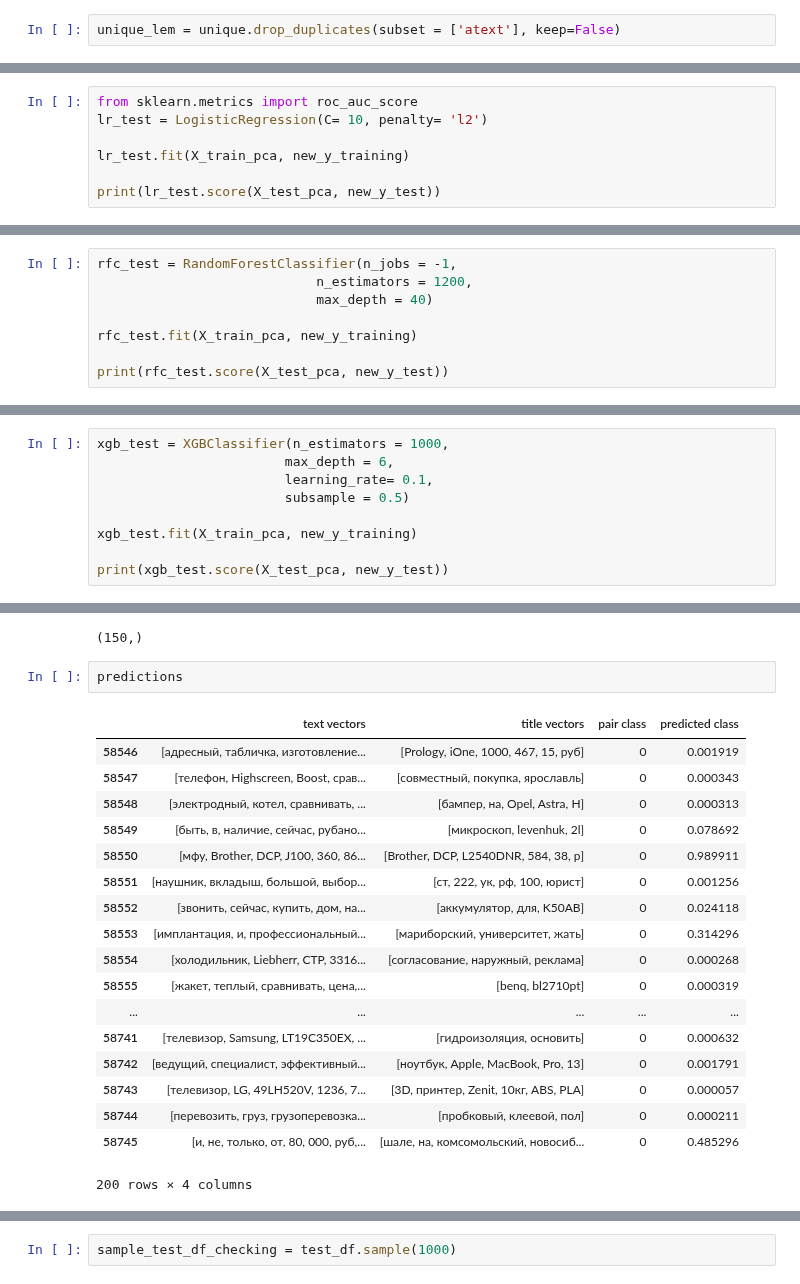
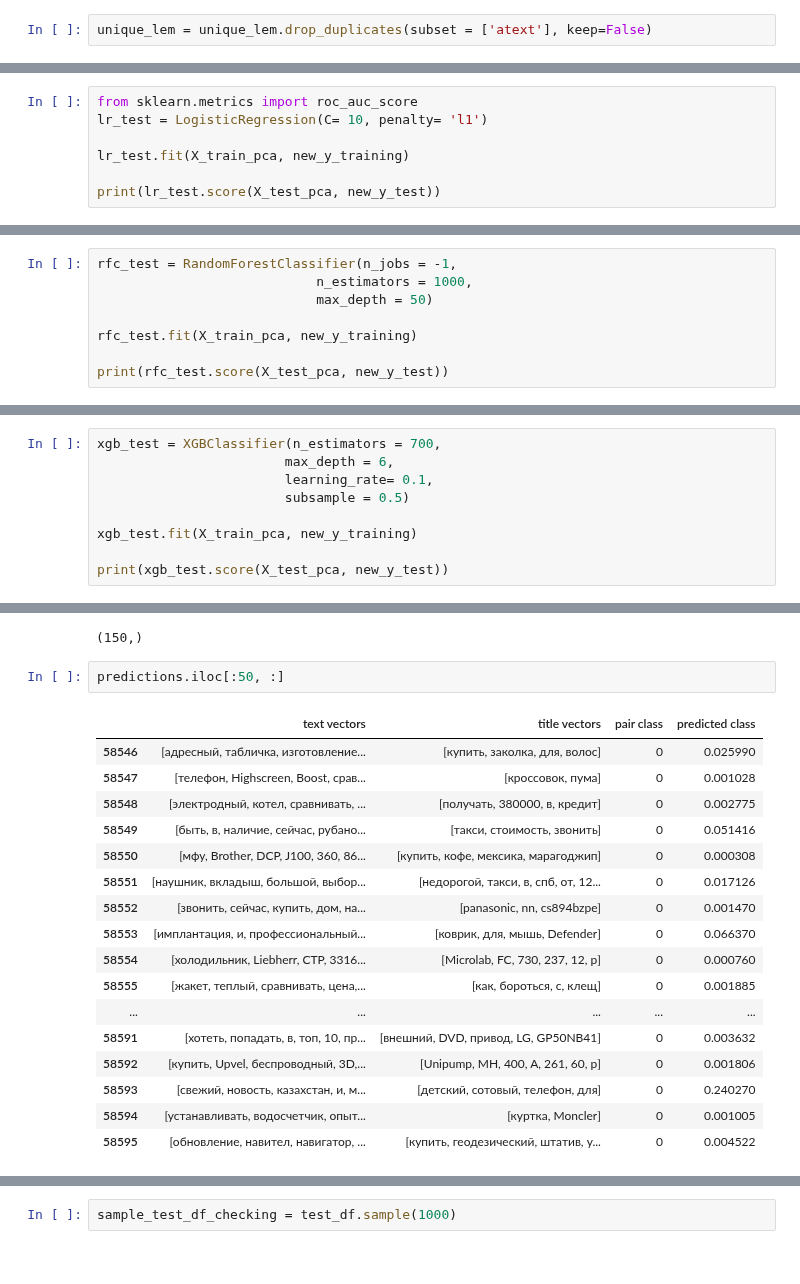
Before and after one commit to innawendell/Describing-Data-, a Jupyter notebook: Ads.ipynb, the cells around one changed output, grey strips where cells are left out. Cells and saved outputs as stored; diff of their text form.

```diff
--- a/Ads.ipynb
+++ b/Ads.ipynb
@@ -215,5 +216,5 @@ unique_lem = unique.drop_duplicates(subset = ['atitle'], keep=False)
 # %%
-unique_lem = unique.drop_duplicates(subset = ['atext'], keep=False)
+unique_lem = unique_lem.drop_duplicates(subset = ['atext'], keep=False)
 # %%
 unique_lem.shape
 # %% [output]
@@ -914,7 +915,7 @@ Best parameters {'subsample': 0.5}
 # Test Set
 # %%
 from sklearn.metrics import roc_auc_score
-lr_test = LogisticRegression(C= 10, penalty= 'l2')
+lr_test = LogisticRegression(C= 10, penalty= 'l1')
 
 lr_test.fit(X_train_pca, new_y_training)
 
@@ -924,7 +925,7 @@ print(lr_test.score(X_test_pca, new_y_test))
 # %%
 rfc_test = RandomForestClassifier(n_jobs = -1,
-                            n_estimators = 1200,
-                            max_depth = 40)
+                            n_estimators = 1000,
+                            max_depth = 50)
 
 rfc_test.fit(X_train_pca, new_y_training)
 
@@ -934,5 +935,5 @@ print(rfc_test.score(X_test_pca, new_y_test))
 # %%
-xgb_test = XGBClassifier(n_estimators = 1000,
+xgb_test = XGBClassifier(n_estimators = 700,
                         max_depth = 6,
                         learning_rate= 0.1,
                         subsample = 0.5)
@@ -994,24 +994,23 @@ X_test_pca[0].shape
 # %% [output]
 (150,)
 # %%
-predictions
+predictions.iloc[:50, :]
 # %% [output]
 |  | text vectors | title vectors | pair class | predicted class |
-| 58546 | [адресный, табличка, изготовление... | [Prology, iOne, 1000, 467, 15, руб] | 0 | 0.001919 |
-| 58547 | [телефон, Highscreen, Boost, срав... | [совместный, покупка, ярославль] | 0 | 0.000343 |
-| 58548 | [электродный, котел, сравнивать, ... | [бампер, на, Opel, Astra, H] | 0 | 0.000313 |
-| 58549 | [быть, в, наличие, сейчас, рубано... | [микроскоп, levenhuk, 2l] | 0 | 0.078692 |
-| 58550 | [мфу, Brother, DCP, J100, 360, 86... | [Brother, DCP, L2540DNR, 584, 38, р] | 0 | 0.989911 |
-| 58551 | [наушник, вкладыш, большой, выбор... | [ст, 222, ук, рф, 100, юрист] | 0 | 0.001256 |
-| 58552 | [звонить, сейчас, купить, дом, на... | [аккумулятор, для, K50AB] | 0 | 0.024118 |
-| 58553 | [имплантация, и, профессиональный... | [мариборский, университет, жать] | 0 | 0.314296 |
-| 58554 | [холодильник, Liebherr, CTP, 3316... | [согласование, наружный, реклама] | 0 | 0.000268 |
-| 58555 | [жакет, теплый, сравнивать, цена,... | [benq, bl2710pt] | 0 | 0.000319 |
+| 58546 | [адресный, табличка, изготовление... | [купить, заколка, для, волос] | 0 | 0.025990 |
+| 58547 | [телефон, Highscreen, Boost, срав... | [кроссовок, пума] | 0 | 0.001028 |
+| 58548 | [электродный, котел, сравнивать, ... | [получать, 380000, в, кредит] | 0 | 0.002775 |
+| 58549 | [быть, в, наличие, сейчас, рубано... | [такси, стоимость, звонить] | 0 | 0.051416 |
+| 58550 | [мфу, Brother, DCP, J100, 360, 86... | [купить, кофе, мексика, марагоджип] | 0 | 0.000308 |
+| 58551 | [наушник, вкладыш, большой, выбор... | [недорогой, такси, в, спб, от, 12... | 0 | 0.017126 |
+| 58552 | [звонить, сейчас, купить, дом, на... | [panasonic, nn, cs894bzpe] | 0 | 0.001470 |
+| 58553 | [имплантация, и, профессиональный... | [коврик, для, мышь, Defender] | 0 | 0.066370 |
+| 58554 | [холодильник, Liebherr, CTP, 3316... | [Microlab, FC, 730, 237, 12, р] | 0 | 0.000760 |
+| 58555 | [жакет, теплый, сравнивать, цена,... | [как, бороться, с, клещ] | 0 | 0.001885 |
 | ... | ... | ... | ... | ... |
-| 58741 | [телевизор, Samsung, LT19C350EX, ... | [гидроизоляция, основить] | 0 | 0.000632 |
-| 58742 | [ведущий, специалист, эффективный... | [ноутбук, Apple, MacBook, Pro, 13] | 0 | 0.001791 |
-| 58743 | [телевизор, LG, 49LH520V, 1236, 7... | [3D, принтер, Zenit, 10кг, ABS, PLA] | 0 | 0.000057 |
-| 58744 | [перевозить, груз, грузоперевозка... | [пробковый, клеевой, пол] | 0 | 0.000211 |
-| 58745 | [и, не, только, от, 80, 000, руб,... | [шале, на, комсомольский, новосиб... | 0 | 0.485296 |
+| 58591 | [хотеть, попадать, в, топ, 10, пр... | [внешний, DVD, привод, LG, GP50NB41] | 0 | 0.003632 |
+| 58592 | [купить, Upvel, беспроводный, 3D,... | [Unipump, MH, 400, A, 261, 60, р] | 0 | 0.001806 |
+| 58593 | [свежий, новость, казахстан, и, м... | [детский, сотовый, телефон, для] | 0 | 0.240270 |
+| 58594 | [устанавливать, водосчетчик, опыт... | [куртка, Moncler] | 0 | 0.001005 |
+| 58595 | [обновление, навител, навигатор, ... | [купить, геодезический, штатив, у... | 0 | 0.004522 |
-200 rows × 4 columns
 # %%
```
Also changed, not shown: parts of 100 cells of this notebook.
